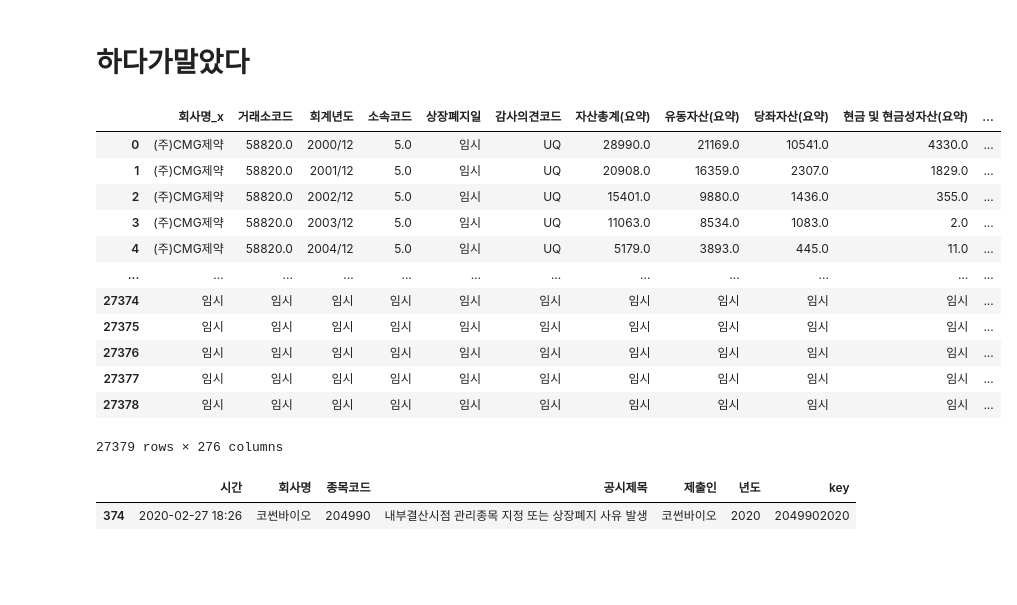
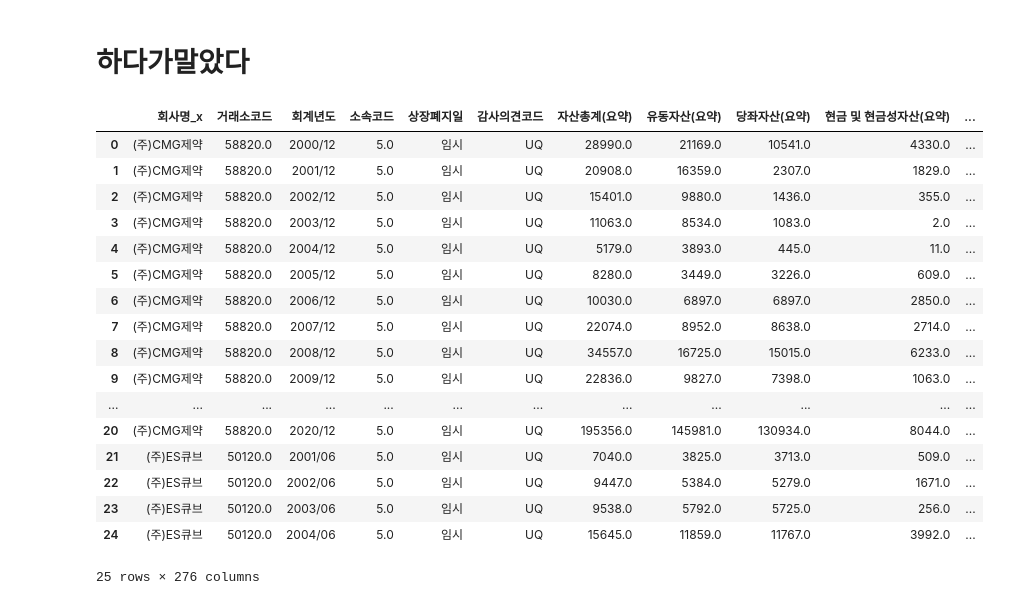
Before and after one commit to JxxHxxx/Ubion-CorporateBankruptcyAnalysis, a Jupyter notebook: Code/SH/prac.ipynb, the cells around one changed output. Saved outputs shown, nothing was run; the diff lists cells and outputs as text; code cells hidden in the pictures; blank space fills up the shorter version.

```diff
--- a/Code/SH/prac.ipynb
+++ b/Code/SH/prac.ipynb
@@ -250,4 +257,4 @@ merged.loc[merged['종목코드'] == 33850.0]
 | 27361 | 임시 | 임시 | 임시 | 임시 | 임시 | 임시 | 임시 | 임시 | 임시 | 임시 | ... |
 1 rows × 276 columns
 # %%
-merged.loc[merged['key'] == '338502011']
+merged.loc[merged['key'] == '338502011', '공시제목'] = '화의채무변제완료보고서제출'
@@ -285,4 +288,4 @@ merged.loc[merged['종목코드'] == 13310.0]
 | 27364 | 임시 | 임시 | 임시 | 임시 | 임시 | 임시 | 임시 | 임시 | 임시 | 임시 | ... |
 1 rows × 276 columns
 # %%
-merged.loc[merged['key'] == 133102021, '공시제목'] = '회사정리절차개시결정(아진산업(주))'
+merged.loc[merged['key'] == '133102021', '공시제목'] = '회사정리절차개시결정(아진산업(주))'
@@ -378,3 +413,5 @@ merged.loc[merged['거래소코드'] == 80140.0]
+# %%
+merged.loc[merged['key'] == '801402009', '공시제목']='회생절차 폐지결정'
 # %% [markdown]
 ### 평안물산 37240.0
 # %%
@@ -521,23 +561,23 @@ merged.loc[merged['key'] == '862502021', '공시제목'] = '회생절차개시
 # %% [markdown]
 # 하다가말았다
 # %%
-merged
+merged.head(25)
 # %% [output]
 |  | 회사명_x | 거래소코드 | 회계년도 | 소속코드 | 상장폐지일 | 감사의견코드 | 자산총계(요약) | 유동자산(요약) | 당좌자산(요약) | 현금 및 현금성자산(요약) | ... |
 | 0 | (주)CMG제약 | 58820.0 | 2000/12 | 5.0 | 임시 | UQ | 28990.0 | 21169.0 | 10541.0 | 4330.0 | ... |
 | 1 | (주)CMG제약 | 58820.0 | 2001/12 | 5.0 | 임시 | UQ | 20908.0 | 16359.0 | 2307.0 | 1829.0 | ... |
 | 2 | (주)CMG제약 | 58820.0 | 2002/12 | 5.0 | 임시 | UQ | 15401.0 | 9880.0 | 1436.0 | 355.0 | ... |
 | 3 | (주)CMG제약 | 58820.0 | 2003/12 | 5.0 | 임시 | UQ | 11063.0 | 8534.0 | 1083.0 | 2.0 | ... |
 | 4 | (주)CMG제약 | 58820.0 | 2004/12 | 5.0 | 임시 | UQ | 5179.0 | 3893.0 | 445.0 | 11.0 | ... |
+| 5 | (주)CMG제약 | 58820.0 | 2005/12 | 5.0 | 임시 | UQ | 8280.0 | 3449.0 | 3226.0 | 609.0 | ... |
+| 6 | (주)CMG제약 | 58820.0 | 2006/12 | 5.0 | 임시 | UQ | 10030.0 | 6897.0 | 6897.0 | 2850.0 | ... |
+| 7 | (주)CMG제약 | 58820.0 | 2007/12 | 5.0 | 임시 | UQ | 22074.0 | 8952.0 | 8638.0 | 2714.0 | ... |
+| 8 | (주)CMG제약 | 58820.0 | 2008/12 | 5.0 | 임시 | UQ | 34557.0 | 16725.0 | 15015.0 | 6233.0 | ... |
+| 9 | (주)CMG제약 | 58820.0 | 2009/12 | 5.0 | 임시 | UQ | 22836.0 | 9827.0 | 7398.0 | 1063.0 | ... |
 | ... | ... | ... | ... | ... | ... | ... | ... | ... | ... | ... | ... |
-| 27374 | 임시 | 임시 | 임시 | 임시 | 임시 | 임시 | 임시 | 임시 | 임시 | 임시 | ... |
-| 27375 | 임시 | 임시 | 임시 | 임시 | 임시 | 임시 | 임시 | 임시 | 임시 | 임시 | ... |
-| 27376 | 임시 | 임시 | 임시 | 임시 | 임시 | 임시 | 임시 | 임시 | 임시 | 임시 | ... |
-| 27377 | 임시 | 임시 | 임시 | 임시 | 임시 | 임시 | 임시 | 임시 | 임시 | 임시 | ... |
-| 27378 | 임시 | 임시 | 임시 | 임시 | 임시 | 임시 | 임시 | 임시 | 임시 | 임시 | ... |
+| 20 | (주)CMG제약 | 58820.0 | 2020/12 | 5.0 | 임시 | UQ | 195356.0 | 145981.0 | 130934.0 | 8044.0 | ... |
+| 21 | (주)ES큐브 | 50120.0 | 2001/06 | 5.0 | 임시 | UQ | 7040.0 | 3825.0 | 3713.0 | 509.0 | ... |
+| 22 | (주)ES큐브 | 50120.0 | 2002/06 | 5.0 | 임시 | UQ | 9447.0 | 5384.0 | 5279.0 | 1671.0 | ... |
+| 23 | (주)ES큐브 | 50120.0 | 2003/06 | 5.0 | 임시 | UQ | 9538.0 | 5792.0 | 5725.0 | 256.0 | ... |
+| 24 | (주)ES큐브 | 50120.0 | 2004/06 | 5.0 | 임시 | UQ | 15645.0 | 11859.0 | 11767.0 | 3992.0 | ... |
-27379 rows × 276 columns
+25 rows × 276 columns
-# %%
-bankrupt[bankrupt['회사명']=='코썬바이오']
-# %% [output]
-|  | 시간 | 회사명 | 종목코드 | 공시제목 | 제출인 | 년도 | key |
-| 374 | 2020-02-27 18:26 | 코썬바이오 | 204990 | 내부결산시점 관리종목 지정 또는 상장폐지 사유 발생 | 코썬바이오 | 2020 | 2049902020 |
```
Also changed, not shown: parts of 42 cells of this notebook, 1 other file.
